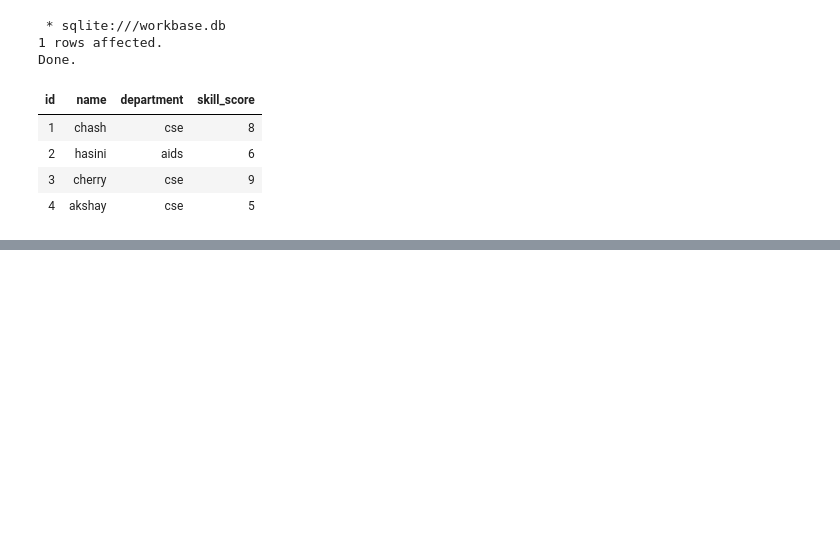
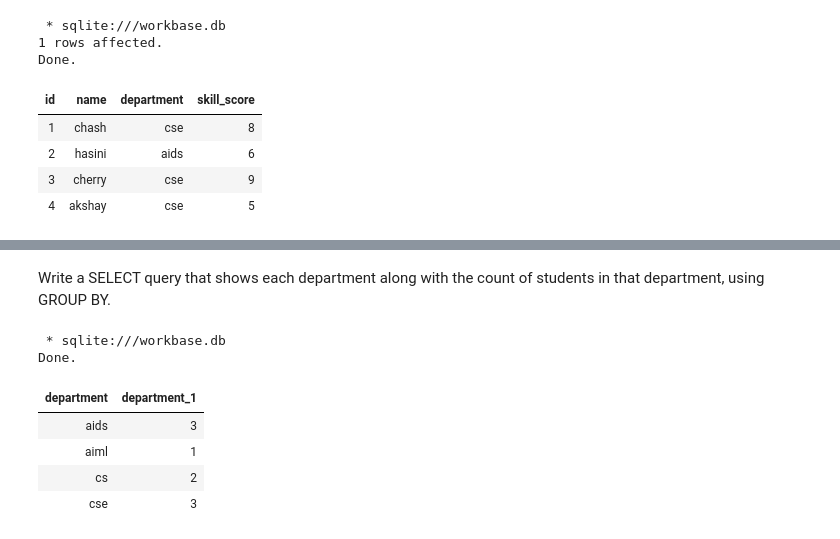
Before and after one commit to ChashmithaSree/Creation-of-Workforce-Insights-Dashboard-for-Employee-Skill-and-Analytics, a Jupyter notebook: sql.ipynb, the cells around one changed output, grey strips where cells are left out. Drawn from its saved outputs; the diff is of its cells as text; code cells hidden in the pictures; blank space fills up the shorter version.

```diff
--- a/sql.ipynb
+++ b/sql.ipynb
@@ -217,0 +258,14 @@ Done.
+# %% [markdown]
+Write a SELECT query that shows each department along with the
+count of students in that department, using GROUP BY.
+# %%
+%%sql
+SELECT department, COUNT(*) department FROM learners GROUP BY department;
+# %% [output]
+ * sqlite:///workbase.db
+Done.
+| department | department_1 |
+| aids | 3 |
+| aiml | 1 |
+| cs | 2 |
+| cse | 3 |
```
Also changed, not shown: parts of 3 cells of this notebook.
